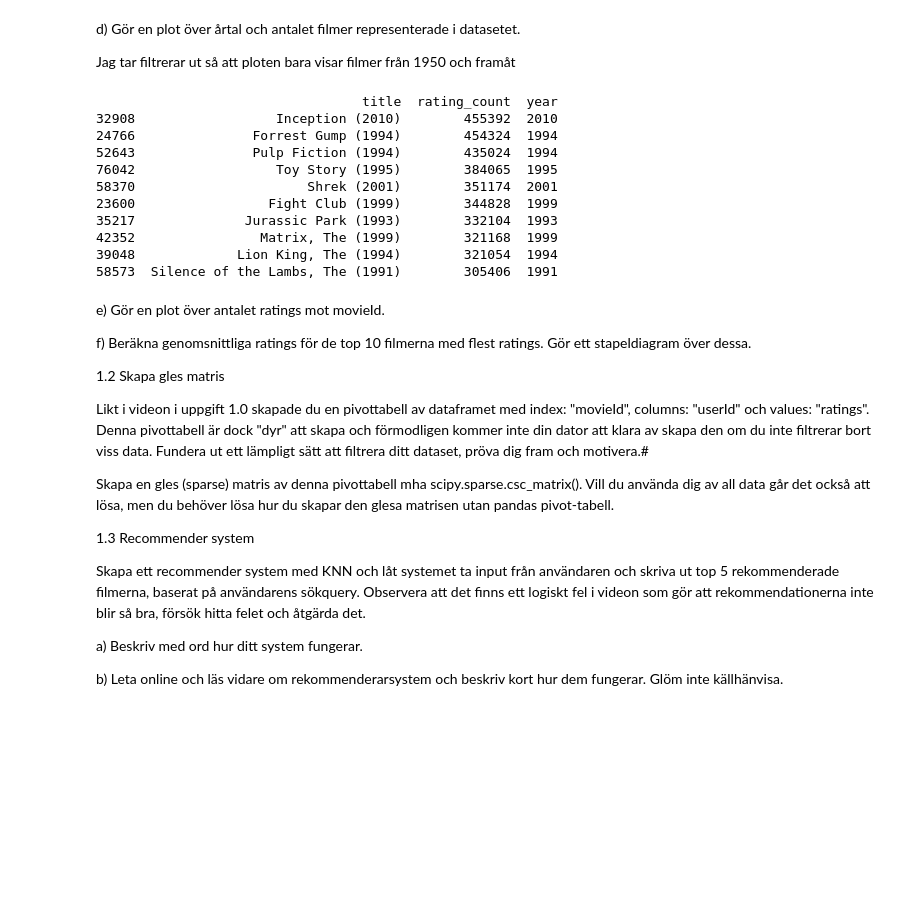
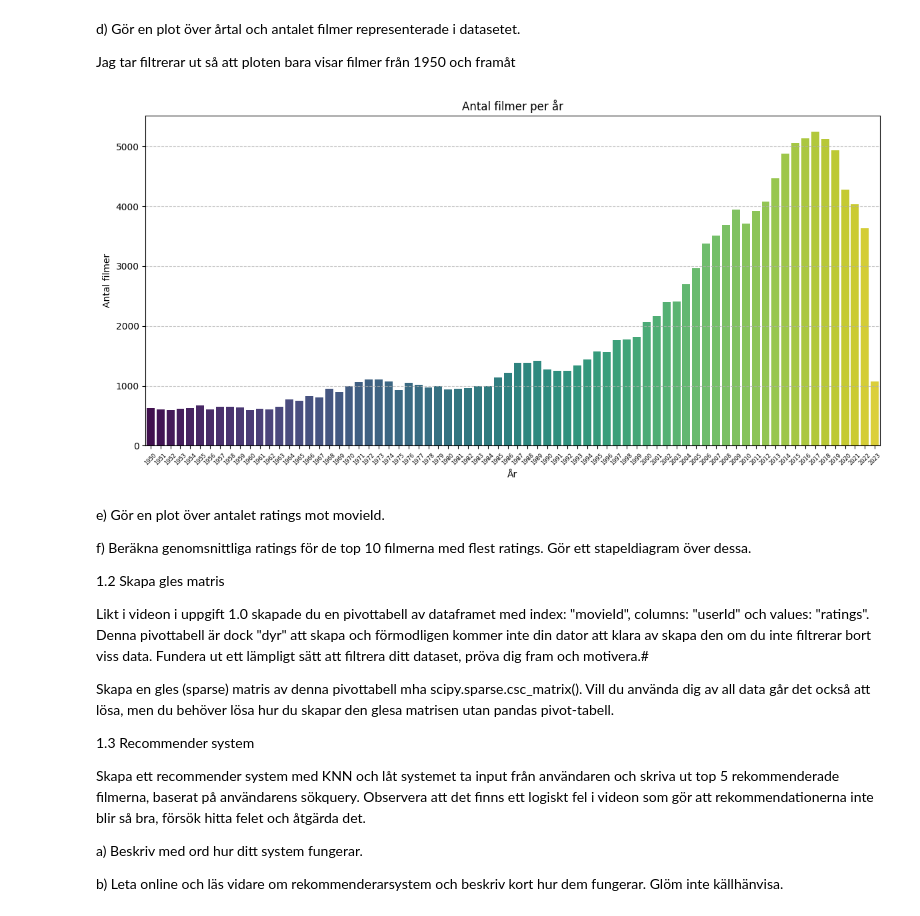
Before and after one commit to saraonsala/AI-Sara-Mellgren-OOPA23, a Jupyter notebook: Labb_1/Labb_1_1.1.ipynb, the cells around one changed output. Saved outputs shown, nothing was run; the diff lists cells and outputs as text; code cells hidden in the pictures; blank space fills up the shorter version.

Commit message:
Plot för antal filmer per år

```diff
--- a/Labb_1/Labb_1_1.1.ipynb
+++ b/Labb_1/Labb_1_1.1.ipynb
@@ -60,26 +59,2 @@ df_movies= df_movies.explode('genres')
 # %% [markdown]
 b) Vilka är de 10 filmerna med flest ratings?
-# %%
-from pyspark.sql import SparkSession
-
-# Skapa en SparkSession
-spark = SparkSession.builder \
-    .appName("Movie Ratings Analysis") \
-    .getOrCreate()
-
-# Läs in data från CSV-filer
-df_ratings = spark.read.csv("ratings.csv", header=True, inferSchema=True)
-df_movies = spark.read.csv("movies.csv", header=True, inferSchema=True)
-
-# Utför sammanslagning samt kolumner samt återställt indexet till 'movieId'
-merged_df = df_ratings.join(df_movies, on='movieId') \
-    .select('movieId', 'title', 'genres', 'rating')
-
-# Visa schema för DataFrame
-merged_df.printSchema()
-
-# Visa de första raderna i DataFrame
-merged_df.show()
-
-# Stäng SparkSession
-spark.stop()
@@ -113,23 +99,25 @@ Den genomsnittliga ratingen för dessa 10 filmer är: 4.02364288781951
 d) Gör en plot över årtal och antalet filmer representerade i datasetet.
 
 Jag tar filtrerar ut så att ploten bara visar filmer från 1950 och framåt
-# %%
-top_10_movies['year'] = top_10_movies['title'].str.extract(r'\((\d{4})\)$')
-
-# Skriv ut den resulterande DataFrame för att se resultatet
-print(top_10_movies)
-# %% [output]
-                                  title  rating_count  year
-32908                  Inception (2010)        455392  2010
-24766               Forrest Gump (1994)        454324  1994
-52643               Pulp Fiction (1994)        435024  1994
-76042                  Toy Story (1995)        384065  1995
-58370                      Shrek (2001)        351174  2001
-23600                 Fight Club (1999)        344828  1999
-35217              Jurassic Park (1993)        332104  1993
-42352                Matrix, The (1999)        321168  1999
-39048             Lion King, The (1994)        321054  1994
-58573  Silence of the Lambs, The (1991)        305406  1991
+# %%
+# En ny DataFrame med filtrerade filmer från 1950 och framåt
+filtered_movies = df_movies[df_movies['year'].astype(float) >= 1950]
+
+# Gruppera efter årtal och räkna antalet filmer för varje år
+movies_per_year = filtered_movies.groupby('year').size().reset_index(name='count')
+
+# Plotta diagrammet med Seaborn
+plt.figure(figsize=(12, 6))
+sns.barplot(data=movies_per_year, x='year', y='count', hue='year', palette='viridis', dodge=False, legend=False)
+plt.title('Antal filmer per år')
+plt.xlabel('År')
+plt.ylabel('Antal filmer')
+plt.xticks(rotation=45, fontsize=6)
+plt.grid(axis='y', linestyle='--', alpha=0.7)
+plt.tight_layout()
+plt.show()
+# %% [output]
+[figure, added]
 # %% [markdown]
 
 
```
Also changed, not shown: parts of 3 cells of this notebook, 1 other file.
